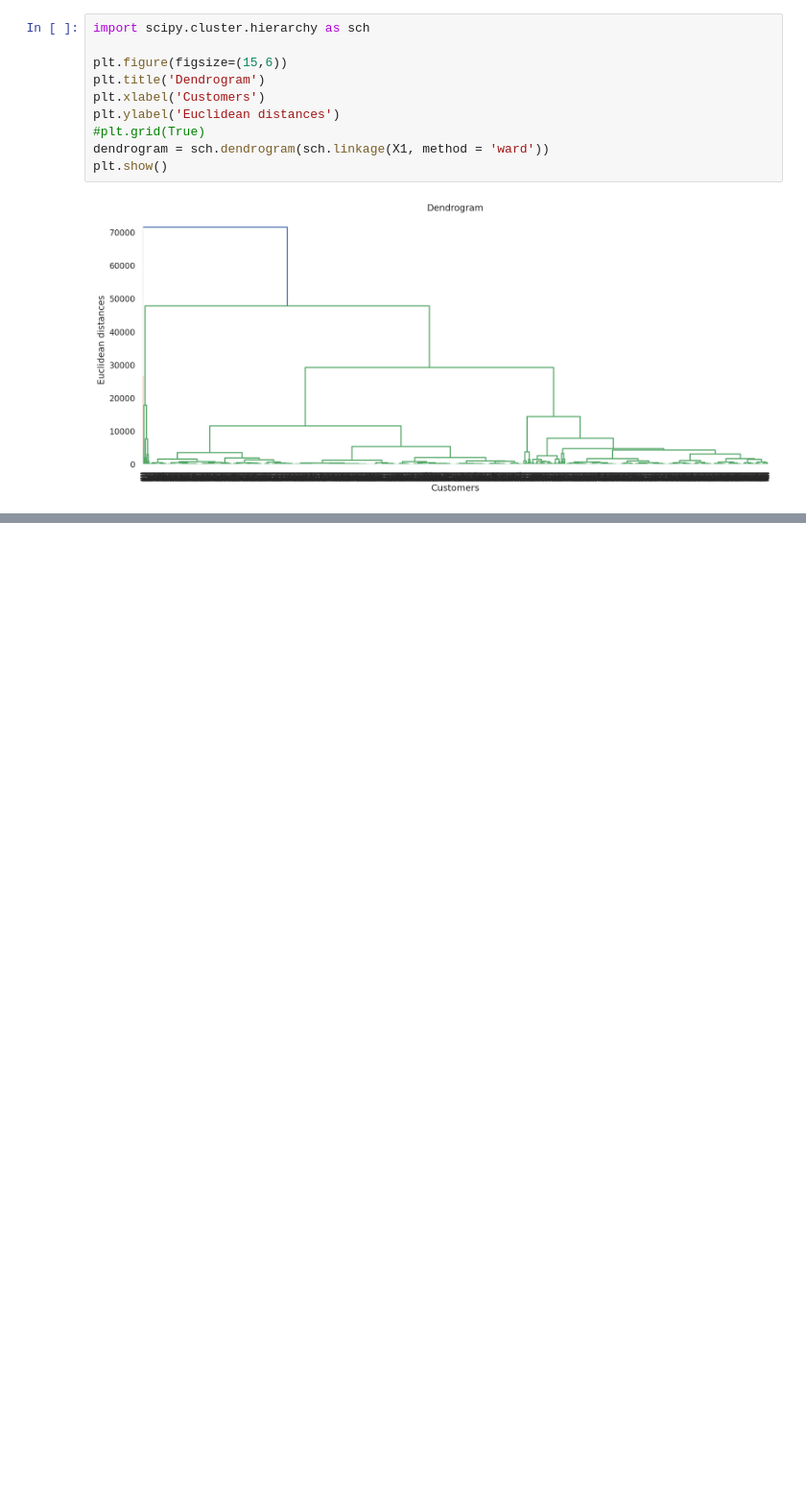
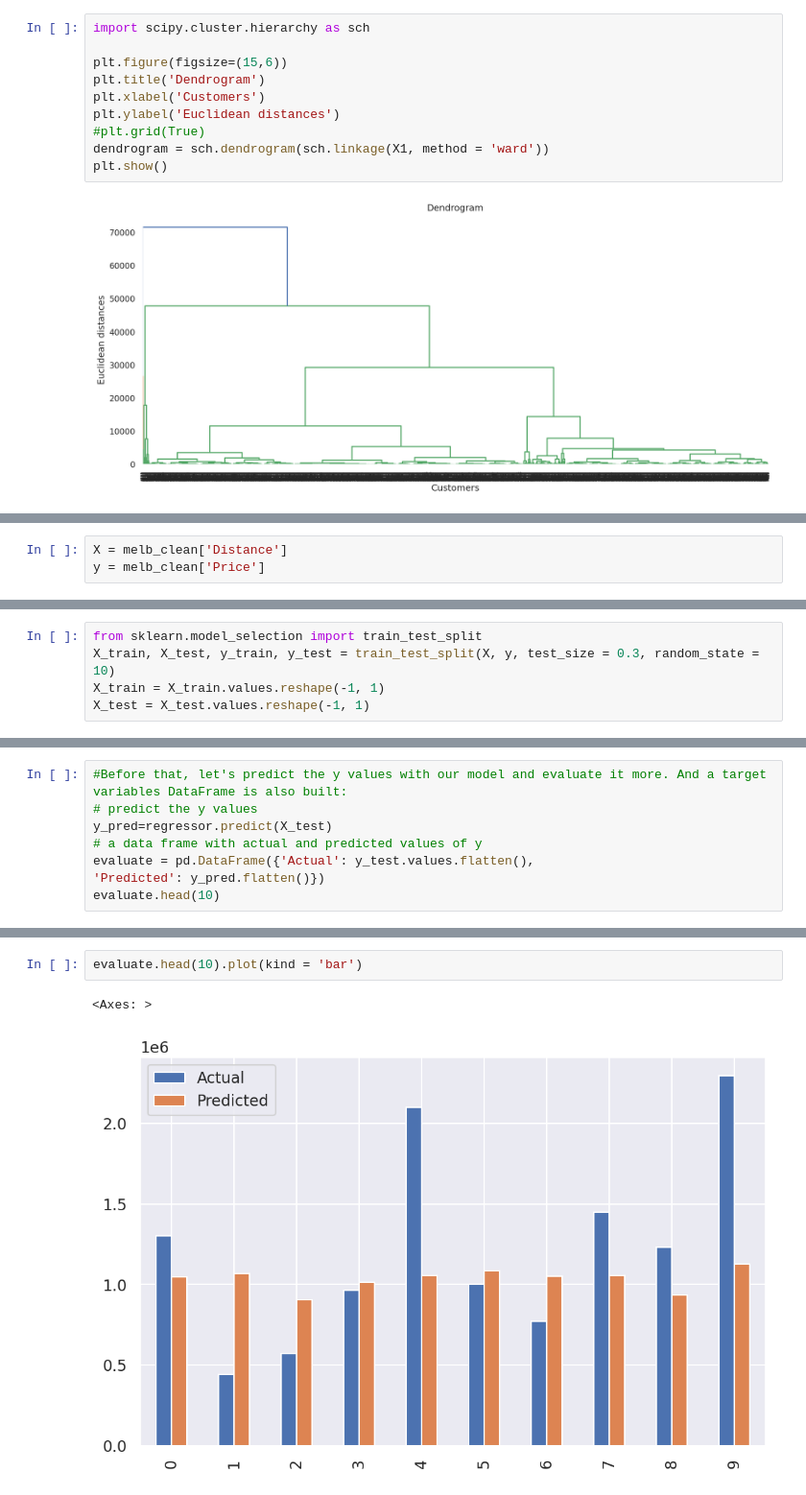
Before and after one commit to ANSHUMANDAS1506/EDA-Data-Analysis, a Jupyter notebook: 21BDS0303_EDA.ipynb, the cells around one changed output, grey strips where cells are left out. Shown at 96% size. Cells and saved outputs as stored; diff of their text form; blank space fills up the shorter version.

```diff
--- a/21BDS0303_EDA.ipynb
+++ b/21BDS0303_EDA.ipynb
@@ -486,0 +537,3 @@ plt.show()
+# %%
+X = melb_clean['Distance']
+y = melb_clean['Price']
@@ -486,0 +545,5 @@ plt.show()
+# %%
+from sklearn.model_selection import train_test_split
+X_train, X_test, y_train, y_test = train_test_split(X, y, test_size = 0.3, random_state = 10)
+X_train = X_train.values.reshape(-1, 1)
+X_test = X_test.values.reshape(-1, 1)
@@ -486,0 +561,8 @@ plt.show()
+# %%
+#Before that, let's predict the y values with our model and evaluate it more. And a target variables DataFrame is also built:
+# predict the y values
+y_pred=regressor.predict(X_test)
+# a data frame with actual and predicted values of y
+evaluate = pd.DataFrame({'Actual': y_test.values.flatten(),
+'Predicted': y_pred.flatten()})
+evaluate.head(10)
@@ -486,0 +581,5 @@ plt.show()
+# %%
+evaluate.head(10).plot(kind = 'bar')
+# %% [output]
+<Axes: >
+[figure, added]
```
Also changed, not shown: parts of 11 cells of this notebook.
